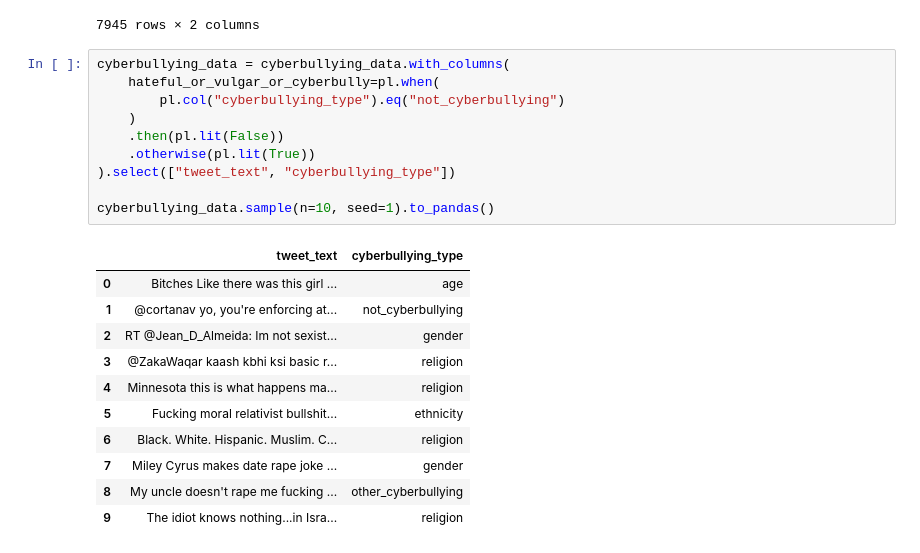
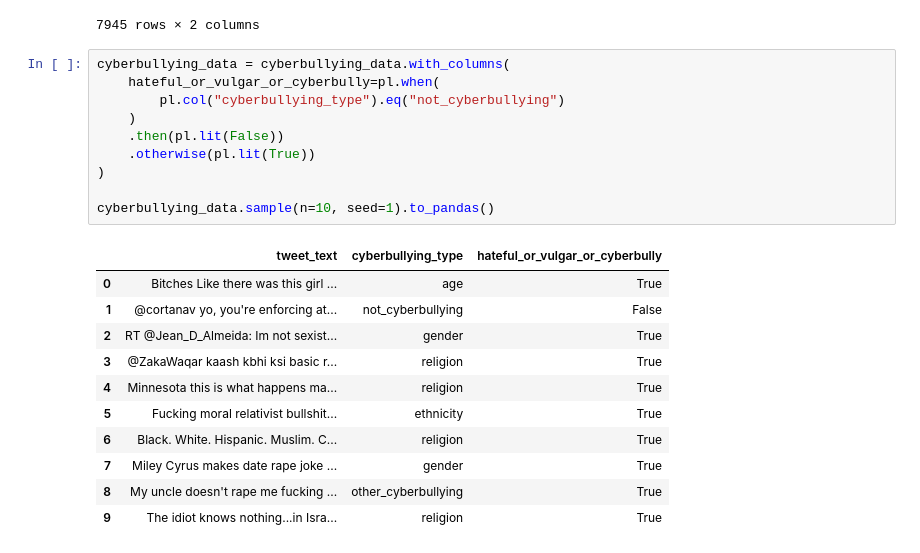
Before and after one commit to chineidu/toxic-text-classification, a Jupyter notebook: notebooks/01-data-loaders.ipynb, the cells around one changed output. Saved outputs shown, nothing was run; the diff lists cells and outputs as text.

```diff
--- a/notebooks/01-ghc-data-cleaning.ipynb
+++ b/notebooks/01-data-loaders.ipynb
@@ -416,22 +438,22 @@ cyberbullying_data.filter(
 # %%
 cyberbullying_data = cyberbullying_data.with_columns(
     hateful_or_vulgar_or_cyberbully=pl.when(
         pl.col("cyberbullying_type").eq("not_cyberbullying")
     )
     .then(pl.lit(False))
     .otherwise(pl.lit(True))
-).select(["tweet_text", "cyberbullying_type"])
+)
 
 cyberbullying_data.sample(n=10, seed=1).to_pandas()
 # %% [output]
-|  | tweet_text | cyberbullying_type |
-| 0 | Bitches Like there was this girl ... | age |
-| 1 | @cortanav yo, you're enforcing at... | not_cyberbullying |
-| 2 | RT @Jean_D_Almeida: Im not sexist... | gender |
-| 3 | @ZakaWaqar kaash kbhi ksi basic r... | religion |
-| 4 | Minnesota this is what happens ma... | religion |
-| 5 | Fucking moral relativist bullshit... | ethnicity |
-| 6 | Black. White. Hispanic. Muslim. C... | religion |
-| 7 | Miley Cyrus makes date rape joke ... | gender |
-| 8 | My uncle doesn't rape me fucking ... | other_cyberbullying |
-| 9 | The idiot knows nothing...in Isra... | religion |
+|  | tweet_text | cyberbullying_type | hateful_or_vulgar_or_cyberbully |
+| 0 | Bitches Like there was this girl ... | age | True |
+| 1 | @cortanav yo, you're enforcing at... | not_cyberbullying | False |
+| 2 | RT @Jean_D_Almeida: Im not sexist... | gender | True |
+| 3 | @ZakaWaqar kaash kbhi ksi basic r... | religion | True |
+| 4 | Minnesota this is what happens ma... | religion | True |
+| 5 | Fucking moral relativist bullshit... | ethnicity | True |
+| 6 | Black. White. Hispanic. Muslim. C... | religion | True |
+| 7 | Miley Cyrus makes date rape joke ... | gender | True |
+| 8 | My uncle doesn't rape me fucking ... | other_cyberbullying | True |
+| 9 | The idiot knows nothing...in Isra... | religion | True |
```
Also changed, not shown: parts of 12 cells of this notebook, 8 other files.
